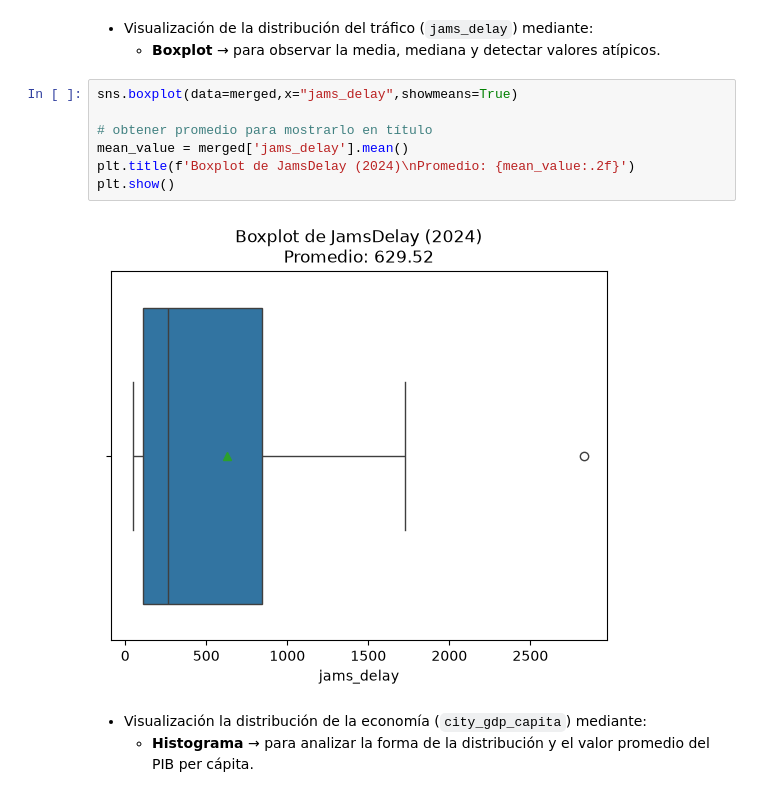
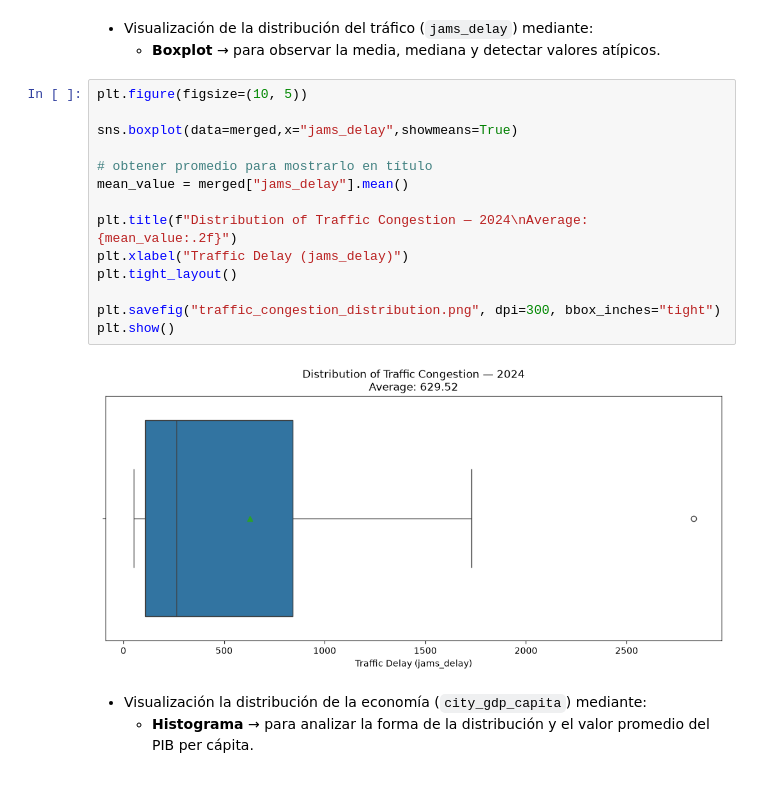
Before and after one commit to ivanediazm/urban-mobility-economic-analysis, a Jupyter notebook: urban_mobility_analysis.ipynb, the cells around one changed output. Saved outputs shown, nothing was run; the diff lists cells and outputs as text.

Commit message:
Add final visualizations and update notebook

```diff
--- a/urban_mobility_analysis.ipynb
+++ b/urban_mobility_analysis.ipynb
@@ -313,14 +313,21 @@ merged.head(5)
 - Visualización de la distribución del tráfico (`jams_delay`) mediante:
     - **Boxplot** → para observar la media, mediana y detectar valores atípicos.
 # %%
+plt.figure(figsize=(10, 5))
+
 sns.boxplot(data=merged,x="jams_delay",showmeans=True)
 
 # obtener promedio para mostrarlo en título
-mean_value = merged['jams_delay'].mean()
-plt.title(f'Boxplot de JamsDelay (2024)\nPromedio: {mean_value:.2f}')
+mean_value = merged["jams_delay"].mean()
+
+plt.title(f"Distribution of Traffic Congestion — 2024\nAverage: {mean_value:.2f}")
+plt.xlabel("Traffic Delay (jams_delay)")
+plt.tight_layout()
+
+plt.savefig("traffic_congestion_distribution.png", dpi=300, bbox_inches="tight")
 plt.show()
 # %% [output]
-[figure, old version]
+[figure, new version]
 # %% [markdown]
 - Visualización la distribución de la economía (`city_gdp_capita`) mediante:
     - **Histograma** → para analizar la forma de la distribución y el valor promedio del PIB per cápita.
```
Also changed, not shown: parts of 1 cell of this notebook, 2 other files.
